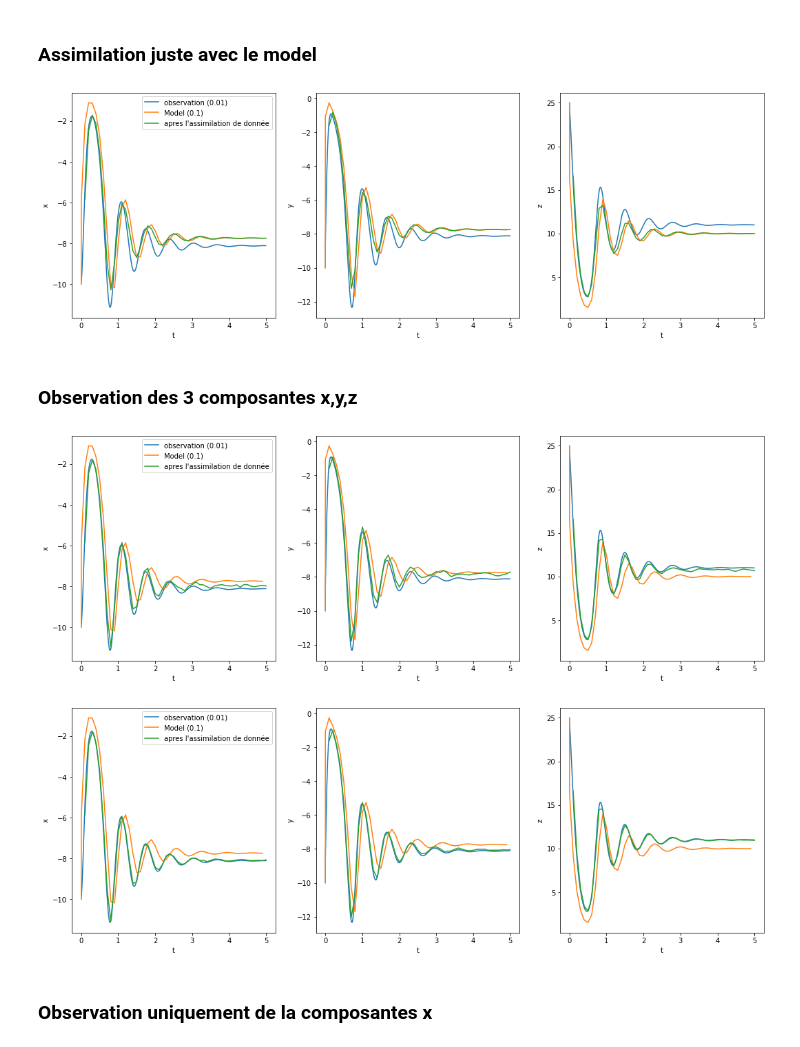
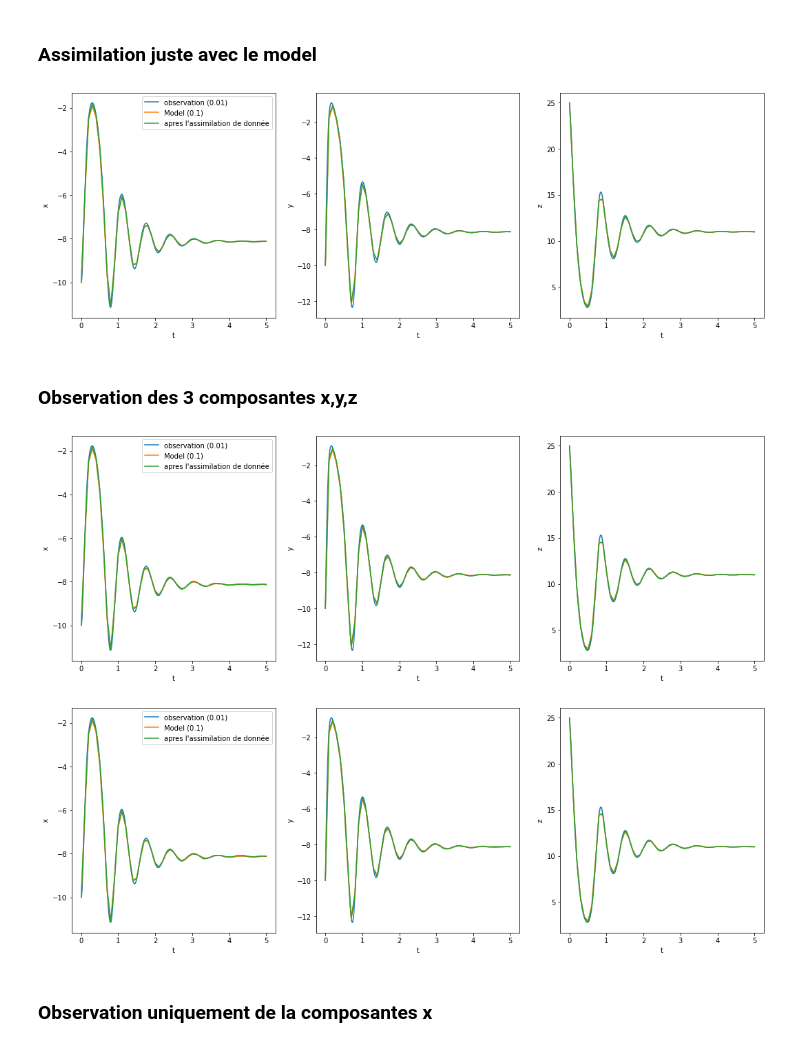
Before and after one commit to master-csmi/2022-m1-lorenz, a Jupyter notebook: kalman_filter.ipynb, the cells around one changed output. Saved outputs shown, nothing was run; the diff lists cells and outputs as text; code cells hidden in the pictures.

```diff
--- a/kalman_filter.ipynb
+++ b/kalman_filter.ipynb
@@ -146,15 +44,13 @@ def RK4_Lorenz(γ,X0,N,T): #we have N+1 discretization points
 # %%
 γ=(12.,6.,12.) #(σ,b,r)
 X0=(-10.,-10.,25.) #(x0,y0,z0)
-N=int(5/0.01)
 T=5
+N=int(T/0.01)
 # %%
 lorenz1=RK4_Lorenz(γ,X0,N,T)
-# %%
-γ=(11.,6.,11.) #(σ,b,r)
-X0=(-10.,-10.,25.) #(x0,y0,z0)
-N=int(5/0.1)
-T=5
+# %%
+
+N=int(T/0.1)
 # %%
 lorenz2=RK4_Lorenz(γ,X0,N,T)
 # %%
@@ -262,23 +65,37 @@ def plot(lorenz1,lorenz2,tab_temps,tab_x_y_z):
+# %%
+ def hx(x):
+   return x
+
+
+
+
+γ=(12.,6.,12.)  #(σ,b,r)
+N=10
+T=5
+
+x = np.array([-10.,-10.,25.])#(x0,y0,z0)
+dt= N*0.01
+P = np.eye(3) * 2.
+
+
+def read_sensor(index):
+    return np.array([lorenz1[0][index],lorenz1[1][index],lorenz1[2][index]])
 # %% [markdown]
 ### Assimilation juste avec le model
 # %%
-def hx(x):
+def hx_model(x):
    return x
-
-
 
 R= np.eye(3)*0.01  # matrice de cov associer a la mesure
 Q=np.zeros((3,3))
-def read_sensor(index):
+
+def read_sensor_model(index):
     return np.array([lorenz1[0][index],lorenz1[1][index],lorenz1[2][index]])
 
-
-
-
-tab,tab_temps,tab_cov=assimilation_donnée(x,read_sensor,P,Q,R,3,dt,N,40,hx,fx,γ)
-plot(lorenz1,lorenz2,tab_temps,tab)
+tab_model,tab_temps,tab_cov_model=assimilation_donnée(x,read_sensor_model,P,Q,R,T,3,dt,N,40,hx_model,fx,γ)
+plot(lorenz1,lorenz2,tab_temps,tab_model)
 # %% [output]
-[figure, old version]
+[figure, new version]
 # %% [markdown]
 ### Observation des 3 composantes x,y,z
 # %%
@@ -295,10 +112,10 @@ def read_sensor(index):
 
 
 
-tab,tab_temps,tab_cov=assimilation_donnée(x,read_sensor,P,Q,R,3,dt,N,40,hx,fx,γ)
+tab,tab_temps,tab_cov=assimilation_donnée(x,read_sensor,P,Q,R,T,3,dt,N,40,hx,fx,γ)
 plot(lorenz1,lorenz2,tab_temps,tab)
 # %% [output]
-[figure, old version]
+[figure, new version]
 # %%
 def hx(x):
    return x
@@ -313,10 +130,10 @@ def read_sensor(index):
 
 
 
-tab,tab_temps,tab_cov=assimilation_donnée(x,read_sensor,P,Q,R,3,dt,N,40,hx,fx,γ)
+tab,tab_temps,tab_cov=assimilation_donnée(x,read_sensor,P,Q,R,T,3,dt,N,40,hx,fx,γ)
 plot(lorenz1,lorenz2,tab_temps,tab)
 # %% [output]
-[figure, old version]
+[figure, new version]
 # %% [markdown]
 ### Observation uniquement de la composantes x
 # %%
```
Also changed, not shown: parts of 24 cells of this notebook, 1 other file.
